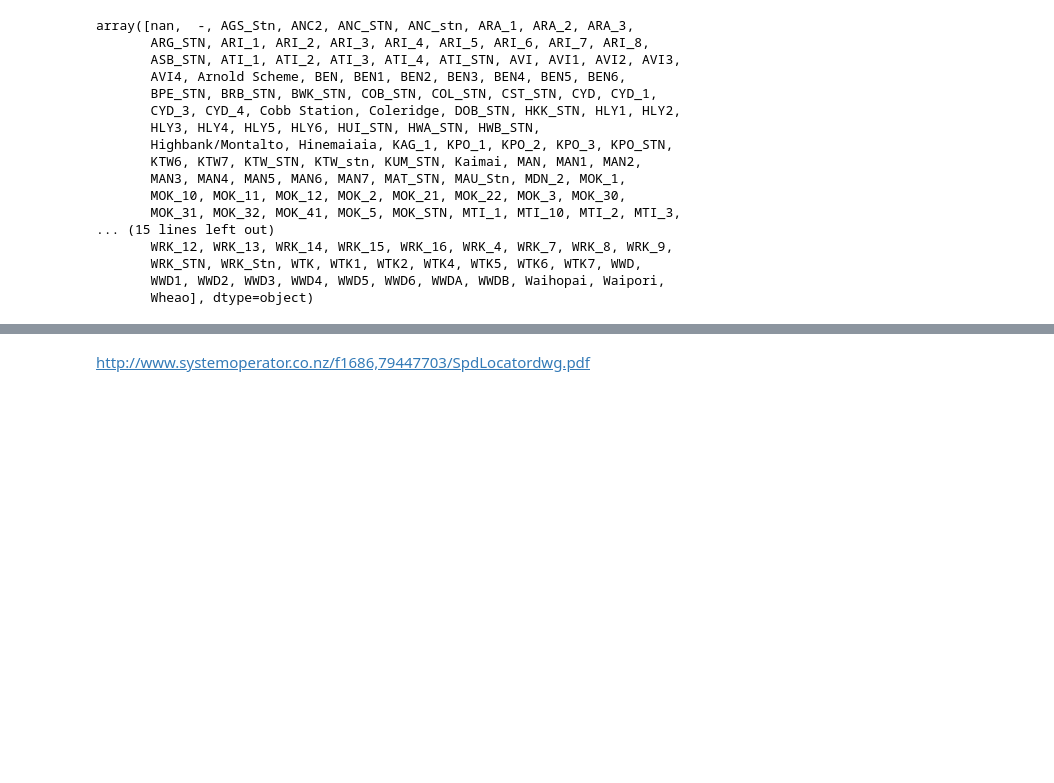
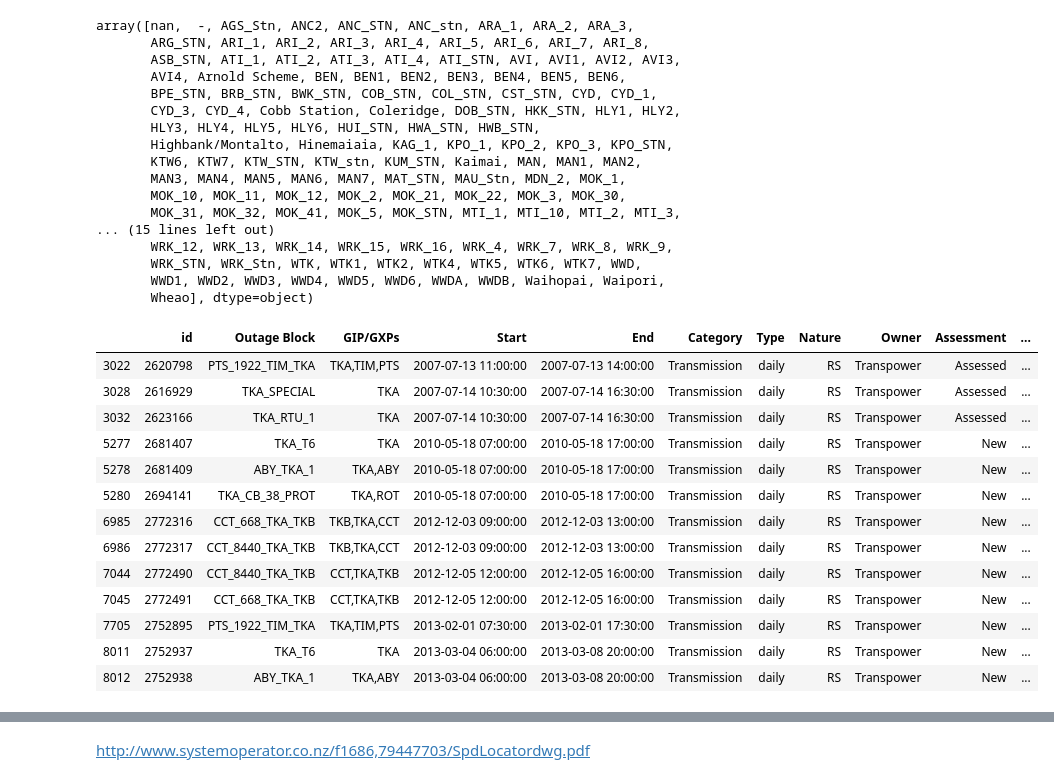
Before and after one commit to okbishop/pocp, a Jupyter notebook: POCP.ipynb, the cells around one changed output, grey strips where cells are left out. Cells and saved outputs as stored; diff of their text form; code cells hidden in the pictures; blank space fills up the shorter version.

```diff
--- a/POCP.ipynb
+++ b/POCP.ipynb
@@ -143,0 +284,15 @@ P['Generation'][P['Generation']['Last Modified'].notnull()][P['Generation']['Las
+# %%
+#Clean the data as best we can...probably can do better?
+P_G = P_G[notnull(P_G.Category)]    #remove any nulls
+P_G.Owner[isnull(P_G.Owner)] = 'Other' #set nulls to other if they exist
+P_G.Owner[isnull(P_G.Owner)] = 'Other' #
+P_G=P_G[notnull(P_G['GIP/GXPs'])]
+P_G['GIP/GXPs']=P_G['GIP/GXPs'].map(lambda x: x[0:3])
+P_G = P_G.ix[:,['Start','End2','MW Loss','Outage Block','GIP/GXPs','Owner','id']]
+P_G = P_G.rename(columns={'GIP/GXPs':'GIP'})
+P_G['GIP'][P_G['GIP']=='#N/']='NAP'
+P_G = P_G.dropna(how='any')
+P_G = P_G[P_G['MW Loss']>0]
+P_G['Island'] = P_G.GIP.map(lambda x: island_map2[x])
+P_Gn=P_G[P_G['Island']=='North']
+P_Gs=P_G[P_G['Island']=='South']
@@ -143,0 +310,28 @@ P['Generation'][P['Generation']['Last Modified'].notnull()][P['Generation']['Las
+# %%
+def POCP_to_timeseries(P_G,start,stop):
+    P_G = P_G.drop_duplicates() #just in case there are any double-ups
+    DF = {}
+    MI=[]
+
+    def timeify(P_G,start,stop):    #Broadcast the boolean conditions that exist, i.e., the time when generators are off-line according to POCP
+        dr=date_range(start,stop, freq='30min')
+        P_G = P_G.reset_index()
+        P_Gt = Series(0,index=dr)
+        for r in P_G.index: #for each row we want to convert it into a timeseries, then += it up
+            temp = Series(0,index=dr)
+            temp[(P_Gt.index>P_G.ix[r,'Start']) & (P_Gt.index<=P_G.ix[r,'End2'])] = P_G.ix[r,'MW Loss']
+            P_Gt+=temp
+        return P_Gt
+
+    for i in ['North','South']:
+        for o in unique(P_G['Owner'][P_G['Island']==i]):
+           for g in unique(P_G['GIP'][((P_G['Island']==i) & (P_G['Owner']==o))]):
+               MI.append(tuple([i,o,g,GT[g]]))
+               DF[tuple([i,o,g,GT[g]])] = timeify(P_G[((P_G['Island']==i) & (P_G['Owner']==o) & (P_G['GIP']==g))],start,stop)
+    DF=DataFrame(DF).T
+    DF.index = MultiIndex.from_tuples(DF.index.values,names=['Island','Company','GIP','Type'])
+    return DF.T.drop_duplicates()
+# %%
+start = '2003/10/1'
+stop = '2016/12/31'
+x =POCP_to_timeseries(P_G,start,stop)
@@ -268,6 +613,23 @@ array([nan,  -, AGS_Stn, ANC2, ANC_STN, ANC_stn, ARA_1, ARA_2, ARA_3,
        WRK_STN, WRK_Stn, WTK, WTK1, WTK2, WTK4, WTK5, WTK6, WTK7, WWD,
        WWD1, WWD2, WWD3, WWD4, WWD5, WWD6, WWDA, WWDB, Waihopai, Waipori,
        Wheao], dtype=object)
+# %%
+P['Transmission'][P['Transmission']['GIP/GXPs'].map(lambda x: 'TKA' in str(x))]
+# %% [output]
+|  | id | Outage Block | GIP/GXPs | Start | End | Category | Type | Nature | Owner | Assessment | ... |
+| 3022 | 2620798 | PTS_1922_TIM_TKA | TKA,TIM,PTS | 2007-07-13 11:00:00 | 2007-07-13 14:00:00 | Transmission | daily | RS | Transpower | Assessed | ... |
+| 3028 | 2616929 | TKA_SPECIAL | TKA | 2007-07-14 10:30:00 | 2007-07-14 16:30:00 | Transmission | daily | RS | Transpower | Assessed | ... |
+| 3032 | 2623166 | TKA_RTU_1 | TKA | 2007-07-14 10:30:00 | 2007-07-14 16:30:00 | Transmission | daily | RS | Transpower | Assessed | ... |
+| 5277 | 2681407 | TKA_T6 | TKA | 2010-05-18 07:00:00 | 2010-05-18 17:00:00 | Transmission | daily | RS | Transpower | New | ... |
+| 5278 | 2681409 | ABY_TKA_1 | TKA,ABY | 2010-05-18 07:00:00 | 2010-05-18 17:00:00 | Transmission | daily | RS | Transpower | New | ... |
+| 5280 | 2694141 | TKA_CB_38_PROT | TKA,ROT | 2010-05-18 07:00:00 | 2010-05-18 17:00:00 | Transmission | daily | RS | Transpower | New | ... |
+| 6985 | 2772316 | CCT_668_TKA_TKB | TKB,TKA,CCT | 2012-12-03 09:00:00 | 2012-12-03 13:00:00 | Transmission | daily | RS | Transpower | New | ... |
+| 6986 | 2772317 | CCT_8440_TKA_TKB | TKB,TKA,CCT | 2012-12-03 09:00:00 | 2012-12-03 13:00:00 | Transmission | daily | RS | Transpower | New | ... |
+| 7044 | 2772490 | CCT_8440_TKA_TKB | CCT,TKA,TKB | 2012-12-05 12:00:00 | 2012-12-05 16:00:00 | Transmission | daily | RS | Transpower | New | ... |
+| 7045 | 2772491 | CCT_668_TKA_TKB | CCT,TKA,TKB | 2012-12-05 12:00:00 | 2012-12-05 16:00:00 | Transmission | daily | RS | Transpower | New | ... |
+| 7705 | 2752895 | PTS_1922_TIM_TKA | TKA,TIM,PTS | 2013-02-01 07:30:00 | 2013-02-01 17:30:00 | Transmission | daily | RS | Transpower | New | ... |
+| 8011 | 2752937 | TKA_T6 | TKA | 2013-03-04 06:00:00 | 2013-03-08 20:00:00 | Transmission | daily | RS | Transpower | New | ... |
+| 8012 | 2752938 | ABY_TKA_1 | TKA,ABY | 2013-03-04 06:00:00 | 2013-03-08 20:00:00 | Transmission | daily | RS | Transpower | New | ... |
 # %%
 P['Transmission'][P['Transmission']['GIP/GXPs']=='TKA']
 # %% [output]
```
Also changed, not shown: parts of 40 cells of this notebook, 1 other file.
